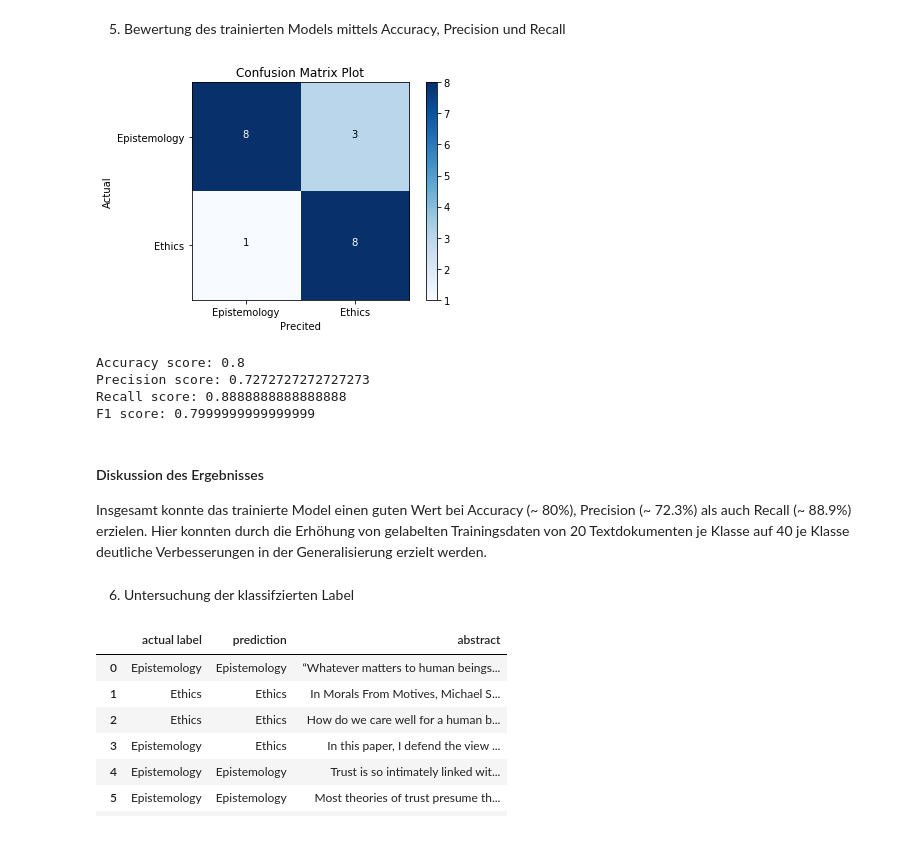
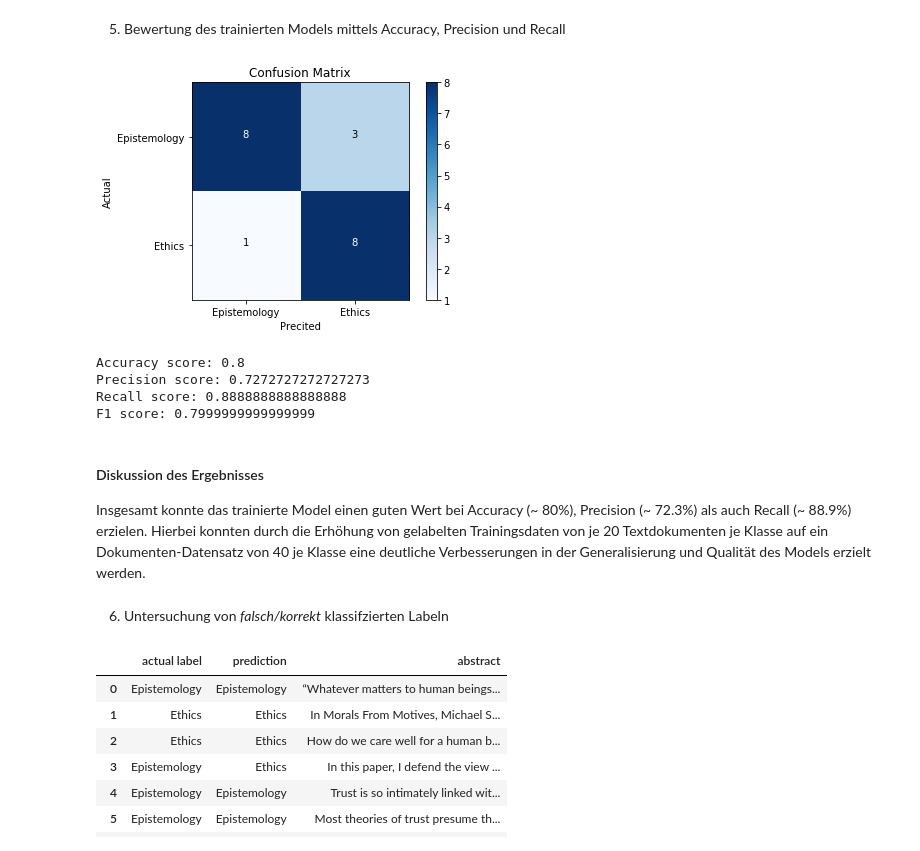
Before and after one commit to JaninaMattes/data-mining-pattern-recogntion, a Jupyter notebook: src/proj4_document_classification/model/VersuchDocumentClassification.ipynb, the cells around one changed output. Drawn from its saved outputs; the diff is of its cells as text; code cells hidden in the pictures.

```diff
--- a/src/proj4_document_classification/model/VersuchDocumentClassification.ipynb
+++ b/src/proj4_document_classification/model/VersuchDocumentClassification.ipynb
@@ -460,0 +468,11 @@ Number of used test samples 85
+# %%
+classificationDict = {}
+
+for text in testList:
+
+    categorise = training.categorise(text,"Tech","NonTech")
+
+    print(text,"\nGehört zu Klasse: ",categorise)
+    print ('---------------------------\n')
+
+    classificationDict.update( {text: categorise} )
@@ -468,11 +498,0 @@ for k, v in TextDict.items():
-# %%
-classificationDict = {}
-
-for text in testList:
-
-    categorise = classifier_model.categorise(text, "Tech", "NonTech")
-
-    print(text,"\nBelongs to the class: ",categorise)
-    print ('---------------------------\n')
-
-    classificationDict.update( {text: categorise} )
@@ -544,18 +540,15 @@ import itertools
 
 def conmatrix(cm, y_true, class_labels):
     plt.imshow(cm, cmap=plt.cm.Blues,interpolation='nearest')
-    plt.title('Confusion Matrix Plot')
+    plt.title('Confusion Matrix')
     plt.colorbar()
     plt.xlabel('Precited')
     plt.ylabel('Actual')
     tick_marks = np.arange(len(set(y_true))) # length of classes
-    plt.xticks(tick_marks,class_labels)
-    plt.yticks(tick_marks,class_labels)
+    plt.xticks(tick_marks, class_labels)
+    plt.yticks(tick_marks, class_labels)
     # plotting text value inside cells
     thresh = cm.max() / 2.
     for i,j in itertools.product(range(cm.shape[0]),range(cm.shape[1])):
         plt.text(j,i,format(cm[i,j],'d'), horizontalalignment='center',color='white' if cm[i,j] >thresh else 'black')
     plt.show();
-
-class_labels = ['Tech','NonTech']
-conmatrix(cm, y_true, class_labels)
@@ -747,20 +847,17 @@ Text(0, 0.5, 'Amount of words in documents')
 # %%
 from sklearn.naive_bayes import MultinomialNB
 
-naive_bayes_model = MultinomialNB()
-# training
-naive_bayes_model.fit(X_train_cv, y_train)
-# prediction of output label
-predictions = naive_bayes_model.predict(X_test_cv)
+naive_bayes = MultinomialNB()
+naive_bayes.fit(X_train_cv, y_train)
+predictions = naive_bayes.predict(X_test_cv)
 # %% [markdown]
 5. Bewertung des trainierten Models mittels Accuracy, Precision und Recall
 # %%
-cm = confusion_matrix(y_test, predictions)
+cm2 = confusion_matrix(y_test, predictions)
 labels=['Epistemology', 'Ethics']
-
-conmatrix(cm, y_test, labels)
+conmatrix(cm2, y_test, labels)
 # %% [output]
-[figure, old version]
+[figure, new version]
 # %%
 from sklearn.metrics import accuracy_score, precision_score, recall_score, f1_score
 
@@ -775,9 +872,10 @@ Recall score: 0.8888888888888888
 F1 score: 0.7999999999999999
 # %% [markdown]
 #### Diskussion des Ergebnisses
-Insgesamt konnte das trainierte Model einen guten Wert bei Accuracy (~ 80%), Precision (~ 72.3%) als auch Recall (~ 88.9%) erzielen. Hier konnten durch die Erhöhung von gelabelten Trainingsdaten von 20 Textdokumenten je Klasse auf 40 je Klasse deutliche Verbesserungen in der Generalisierung erzielt werden.
+Insgesamt konnte das trainierte Model einen guten Wert bei Accuracy (~ 80%), Precision (~ 72.3%) als auch Recall (~ 88.9%) erzielen.
+Hierbei konnten durch die Erhöhung von gelabelten Trainingsdaten von je 20 Textdokumenten je Klasse auf ein Dokumenten-Datensatz von 40 je Klasse eine deutliche Verbesserungen in der Generalisierung und Qualität des Models erzielt werden.
 # %% [markdown]
-6. Untersuchung der klassifzierten Label
+6. Untersuchung von _falsch/korrekt_ klassifzierten Labeln
 # %%
 testing_predictions = []
 for i in range(len(X_test)):
```
Also changed, not shown: parts of 76 cells of this notebook, 5 other files.
